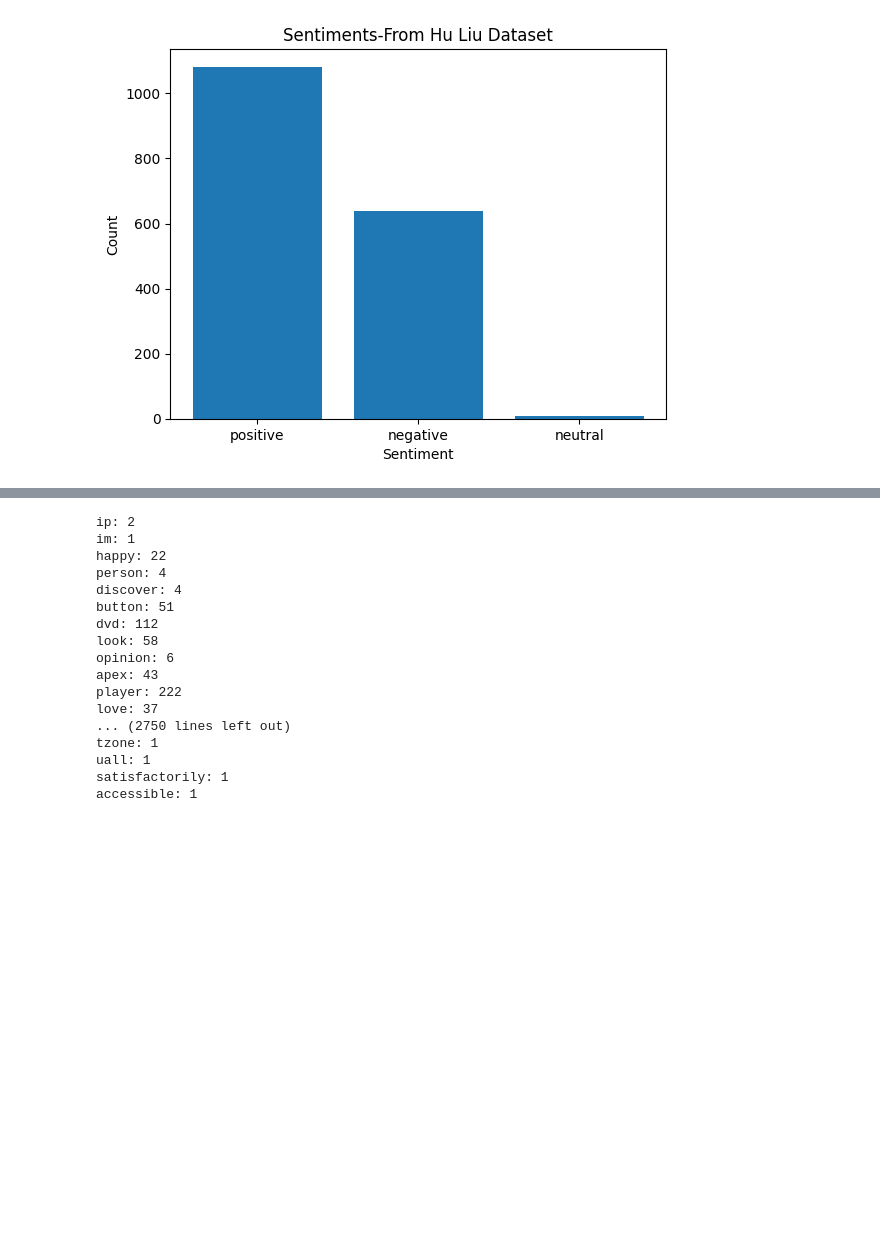
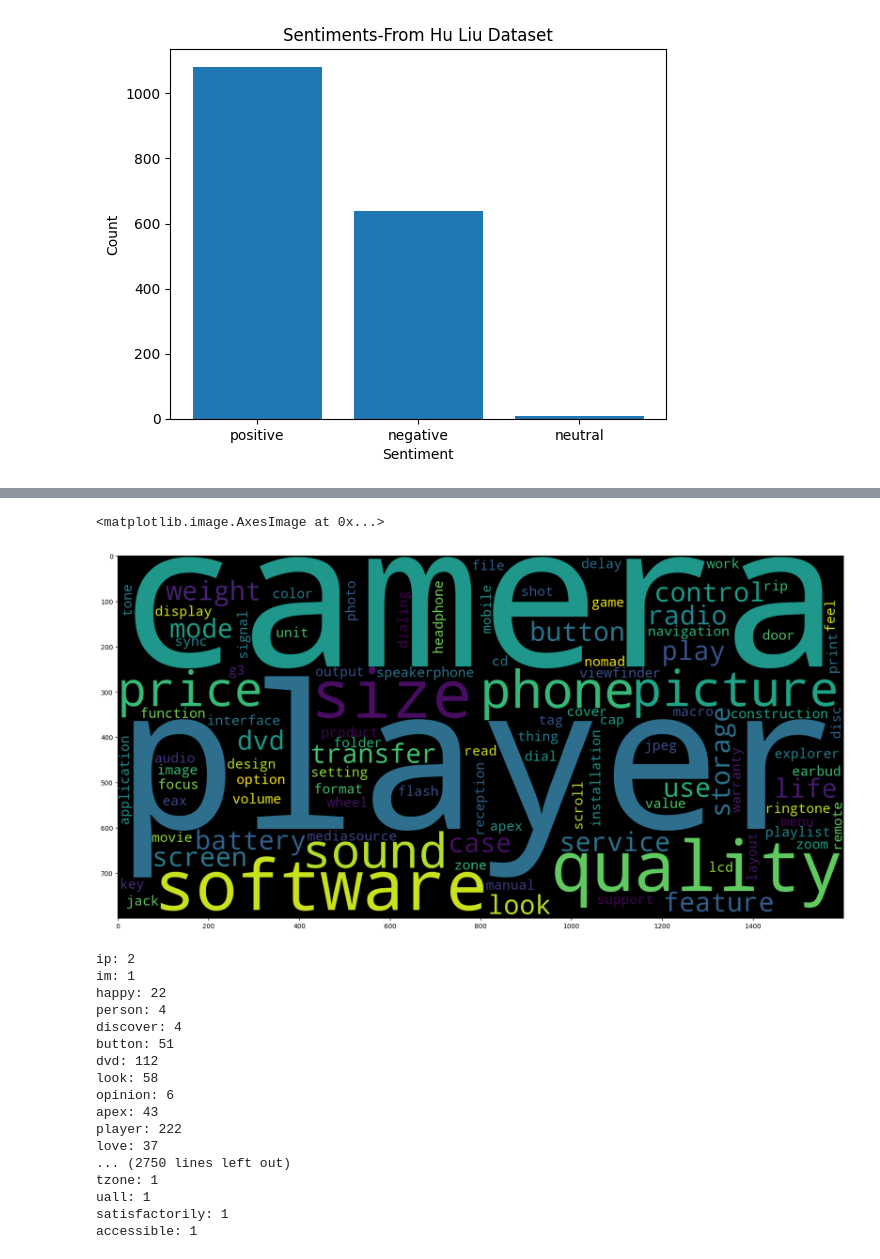
Before and after one commit to MFRSiam/SentimentAnalysis_CSE299, a Jupyter notebook: Project Notebook.ipynb, the cells around one changed output, grey strips where cells are left out. Cells and saved outputs as stored; diff of their text form; code cells hidden in the pictures; blank space fills up the shorter version.

```diff
--- a/Project Notebook.ipynb
+++ b/Project Notebook.ipynb
@@ -71,6 +76,42 @@ plt.title('Top 20 Most Frequent Words')
 plt.show()
 # %% [output]
 [figure]
+# %%
+import numpy as np
+import pandas as pd
+from os import path
+from PIL import Image
+from wordcloud import WordCloud, STOPWORDS, ImageColorGenerator
+import matplotlib.pyplot as plt
+import warnings
+
+
+
+aspects_column = sheet['C']
+aspects_values = [cell.value for cell in aspects_column]
+aspects_values = [word for string in aspects_values for word in string.replace(',', '').split()]
+
+aspects_counts = {}
+for aspects in aspects_values:
+    if aspects not in aspects_counts:
+        aspects_counts[aspects] = 0
+    aspects_counts[aspects] += 1
+
+
+sorted_dict = dict(sorted(aspects_counts.items(), key=lambda x: x[1], reverse=True))
+
+sorted_first_10 = dict(list(sorted_dict.items())[:200])
+
+
+
+
+plt.figure(figsize = (20,20))
+wc = WordCloud(max_words = 100 , width = 1600 , height = 800,
+               collocations=False).generate(" ".join(sorted_first_10))
+plt.imshow(wc)
+# %% [output]
+<matplotlib.image.AxesImage at 0x...>
+[figure, added]
 # %%
 for word, freq in word_counts.items():
     print(f"{word}: {freq}")
```
Also changed, not shown: parts of 3 cells of this notebook, 14 other files.
